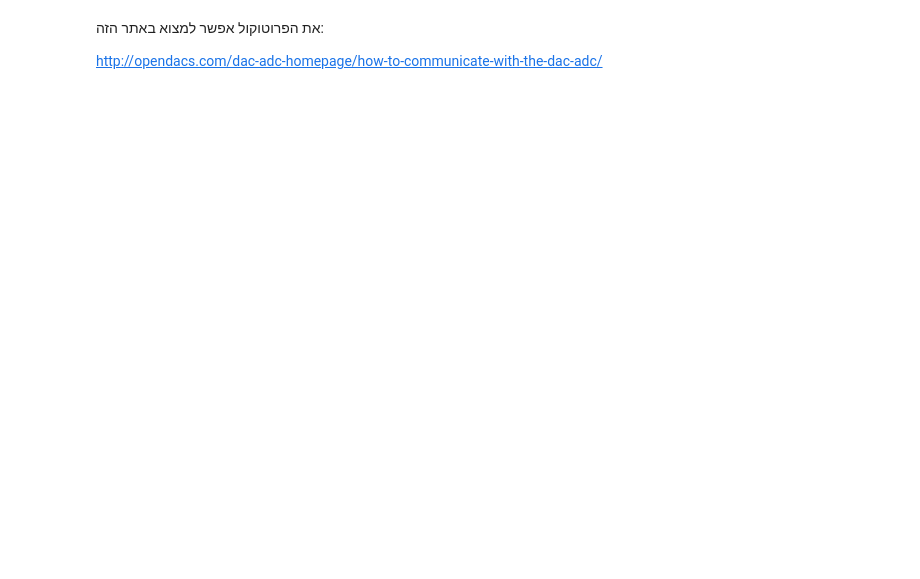
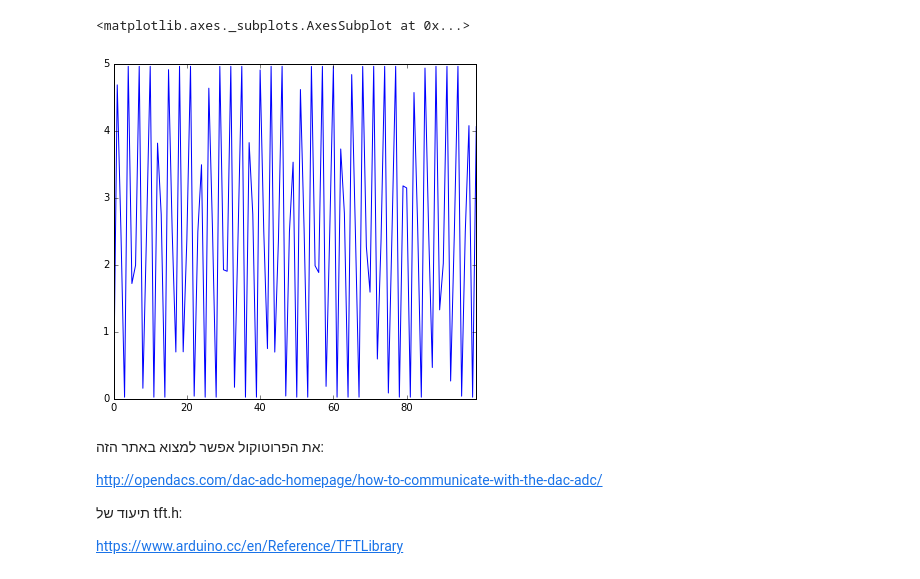
Before and after one commit to tomirendo/lab_repo, a Jupyter notebook: Serial Communication.ipynb, the cells around one changed output. Drawn from its saved outputs; the diff is of its cells as text; code cells hidden in the pictures; blank space fills up the shorter version.

```diff
--- a/Serial Communication.ipynb
+++ b/Serial Communication.ipynb
@@ -15,0 +26,5 @@ OP RAMP1,2,-8.5,4.8,1000,30 returned RAMP_FINISHED
+# %%
+with Serial("/dev/tty.usbmodem1421",115200) as ser:
+    ser.reset_output_buffer()
+    init_serial(ser)
+    run_operation(ser,"SINE,2,1,4,40, 100", ver=True)
@@ -15,0 +33,20 @@ OP RAMP1,2,-8.5,4.8,1000,30 returned RAMP_FINISHED
+# %%
+with Serial("/dev/tty.usbmodem1421",115200) as ser:
+    init_serial(ser)
+    run_operation(ser, "SET,2,3")
+# %%
+with Serial("/dev/tty.usbmodem1421",115200) as ser:
+    try:
+        while True:
+            run_operation(ser, "RAMP1,2,-4,4.8,50,10")
+            run_operation(ser, "RAMP1,2,4.8,-4,50,10")
+            run_operation(ser, "RAMP1,0,4.8,-4,50,10")
+            run_operation(ser, "RAMP1,0,-4,4.8,50,10")
+    except :
+        pass
+# %%
+with Serial("/dev/tty.usbmodem1421",115200) as ser:
+    init_serial(ser)
+    ls = [float(run_operation(ser, "GET_ADC,2")) for i in range(40)]
+import pandas as pd
+pd.Series(ls).plot()
@@ -15,0 +62,8 @@ OP RAMP1,2,-8.5,4.8,1000,30 returned RAMP_FINISHED
+# %%
+with Serial("/dev/tty.usbmodem1421",115200) as ser:
+    init_serial(ser)
+    res = buffer_ramp(ser, "","")
+pd.Series(res).plot()
+# %% [output]
+<matplotlib.axes._subplots.AxesSubplot at 0x...>
+[figure, added]
@@ -17,3 +73,8 @@ OP RAMP1,2,-8.5,4.8,1000,30 returned RAMP_FINISHED
 את הפרוטוקול אפשר למצוא באתר הזה:
 
 http://opendacs.com/dac-adc-homepage/how-to-communicate-with-the-dac-adc/
+
+
+תיעוד של tft.h:
+
+https://www.arduino.cc/en/Reference/TFTLibrary
```
Also changed, not shown: parts of 9 cells of this notebook, 2 other files.
